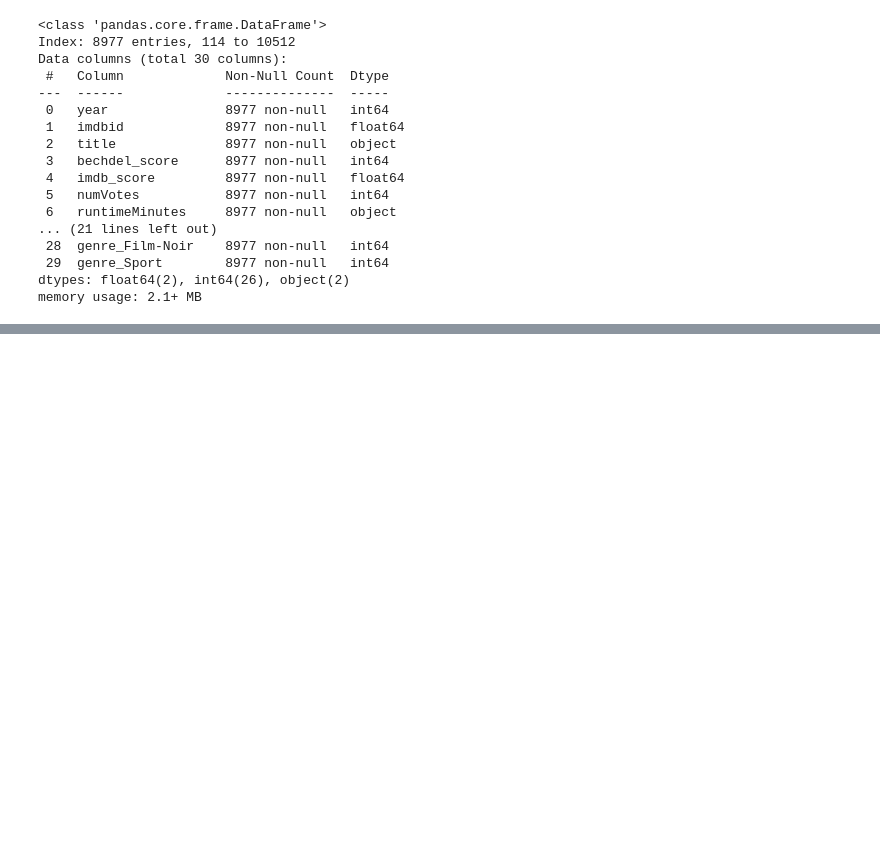
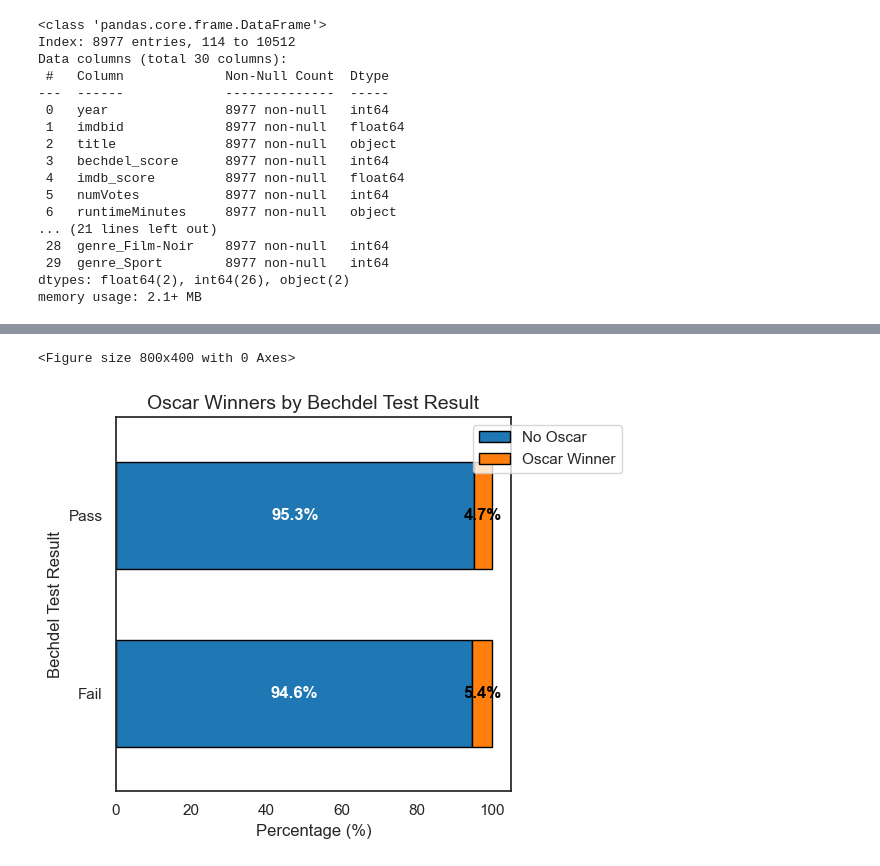
Before and after one commit to brookeyeye/Bechdel, a Jupyter notebook: Scripts/AnalysisScripts/metadata_eda.ipynb, the cells around one changed output, grey strips where cells are left out. Saved outputs shown, nothing was run; the diff lists cells and outputs as text; code cells hidden in the pictures; blank space fills up the shorter version.

```diff
--- a/Scripts/AnalysisScripts/metadata_eda.ipynb
+++ b/Scripts/AnalysisScripts/metadata_eda.ipynb
@@ -247,0 +174,39 @@ max         1.000000         1.000000     1.000000
+# %%
+# Create a new DataFrame for analysis (preserves original 'df')
+bechdel_oscar = pd.DataFrame({
+    'bechdel_pass': df['bechdel_score'].apply(lambda x: 'Pass' if x == 3 else 'Fail'),
+    'oscar': df['oscar'].map({0: 'No Oscar', 1: 'Oscar Winner'})  # Optional: Rename for clarity
+})
+# Compute percentages (normalized by Bechdel Pass/Fail)
+cross_tab = pd.crosstab(
+    index=bechdel_oscar['bechdel_pass'],
+    columns=bechdel_oscar['oscar'],
+    normalize='index'  # Row-wise percentages
+) * 100
+
+plt.figure(figsize=(8, 4))
+ax = cross_tab.plot(
+    kind='barh',
+    stacked=True,
+    color=['#1f77b4', '#ff7f0e'],  # Blue (No Oscar), Orange (Oscar)
+    width=0.6,
+    edgecolor='black'
+)
+
+# Customize the plot
+plt.title('Oscar Winners by Bechdel Test Result', fontsize=14)
+plt.xlabel('Percentage (%)', fontsize=12)
+plt.ylabel('Bechdel Test Result', fontsize=12)
+plt.legend(bbox_to_anchor=(1.3, 1), loc='upper right')  # Move legend outside
+plt.grid(False)
+
+# Add percentage labels
+for i, (no_oscar, oscar) in enumerate(zip(cross_tab['No Oscar'], cross_tab['Oscar Winner'])):
+    ax.text(no_oscar / 2, i, f'{no_oscar:.1f}%', ha='center', va='center', color='white', fontweight='bold')
+    ax.text(no_oscar + oscar / 2, i, f'{oscar:.1f}%', ha='center', va='center', color='black', fontweight='bold')
+
+plt.tight_layout()
+plt.show()
+# %% [output]
+<Figure size 800x400 with 0 Axes>
+[figure, added]
```
Also changed, not shown: parts of 9 cells of this notebook.
